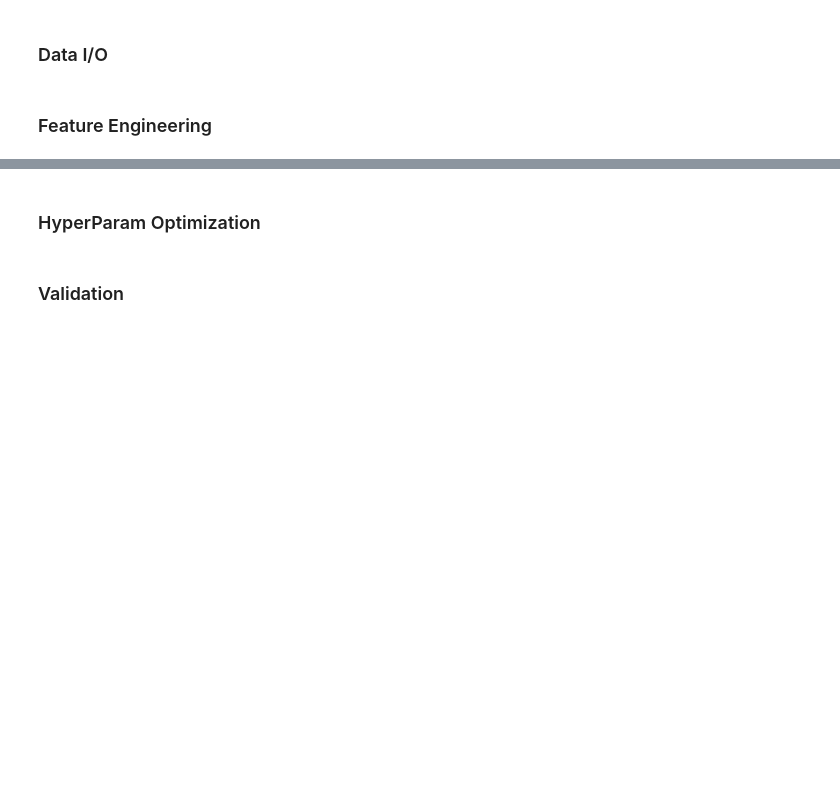
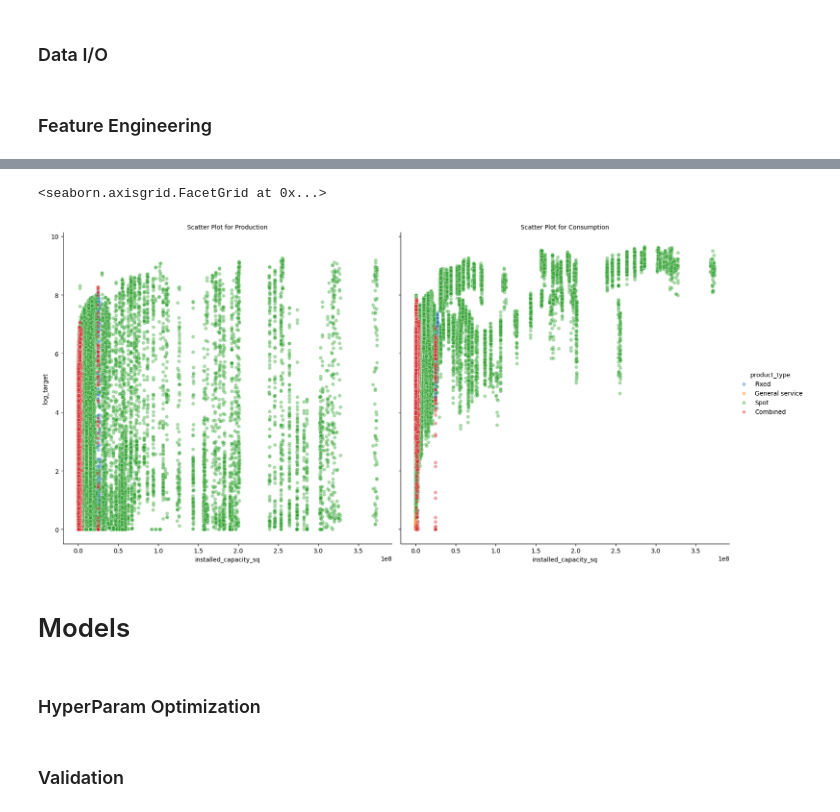
Before and after one commit to luisdi28ms/machine-learning, a Jupyter notebook: kaggle/enefit-prosumers-patterns.ipynb, the cells around one changed output, grey strips where cells are left out. Cells and saved outputs as stored; diff of their text form; code cells hidden in the pictures; blank space fills up the shorter version.

```diff
--- a/kaggle/enefit-prosumers-patterns.ipynb
+++ b/kaggle/enefit-prosumers-patterns.ipynb
@@ -378,0 +414,17 @@ Text(0.5, 1.0, 'Correlation Heatmap')
+# %%
+# Set the default figure size for all subsequent plots
+plt.rcParams['figure.figsize'] = (10, 8)
+
+# Create a FacetGrid with two columns, one for each binomial variable
+g = sns.FacetGrid(sample_df, col='is_consumption', hue='product_type', height=8, aspect=1)
+
+# Map a scatter plot onto the grid
+g.map(sns.scatterplot, 'installed_capacity_sq', 'log_target', alpha=0.4)
+g.add_legend()
+# Set labels and title for each subplot
+g.set_titles('Scatter Plot for {col_name}')
+# %% [output]
+<seaborn.axisgrid.FacetGrid at 0x...>
+[figure, added]
+# %% [markdown]
+# Models
```
Also changed, not shown: parts of 29 cells of this notebook.
